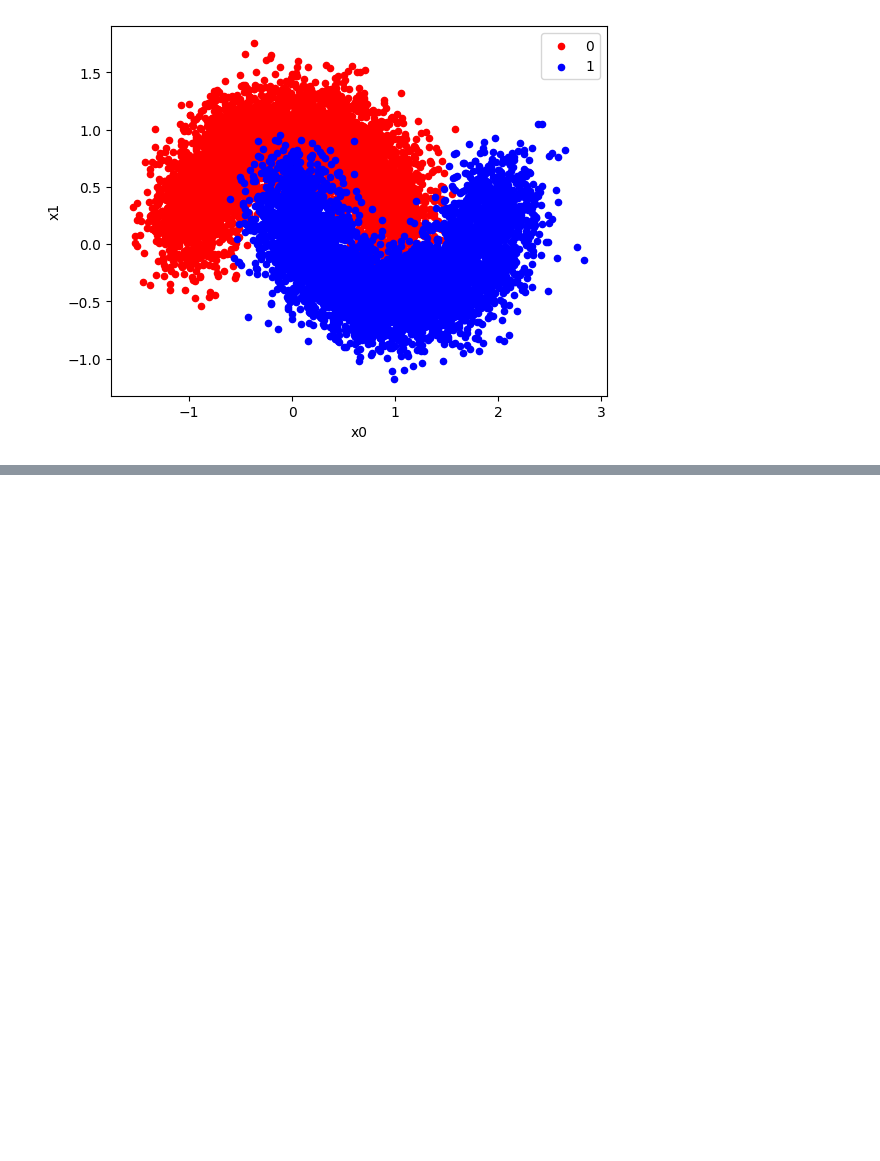
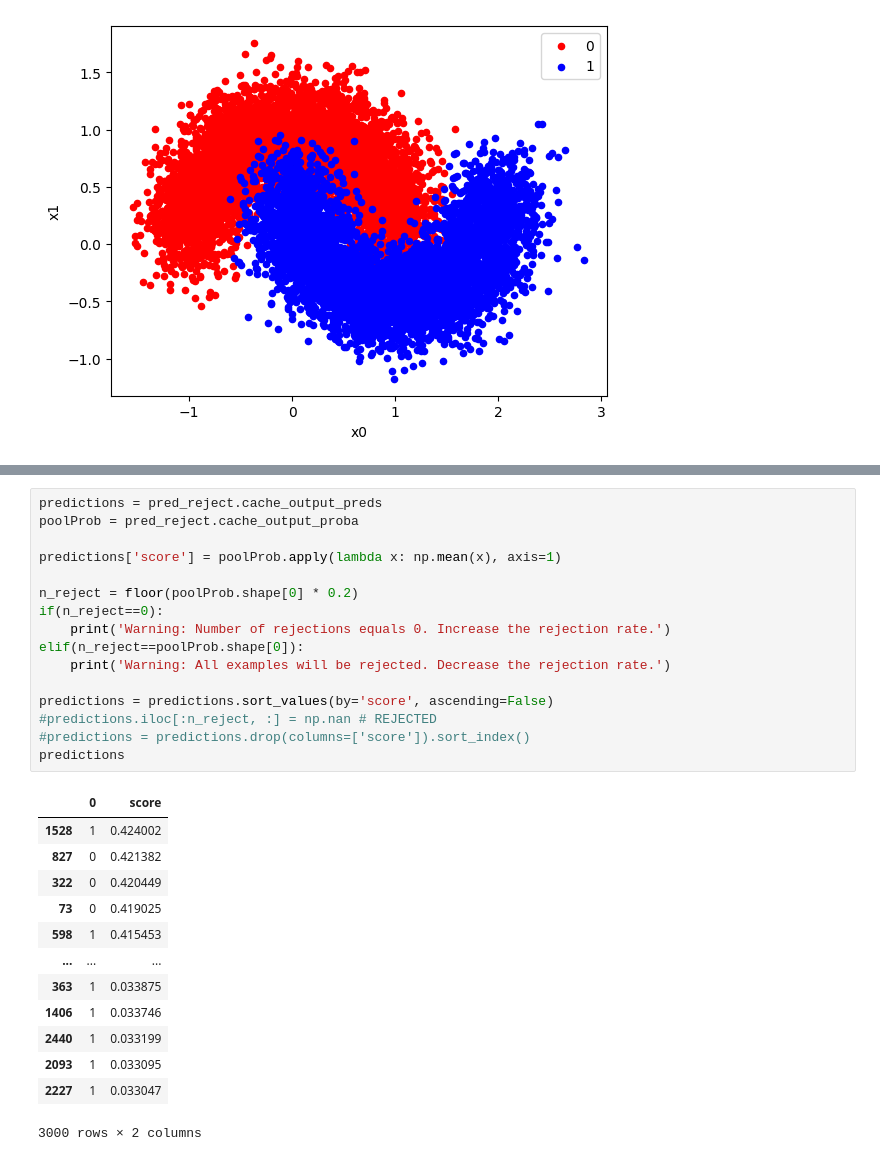
Before and after one commit to pedrobslima/IC-Reject-Option, a Jupyter notebook: main.ipynb, the cells around one changed output, grey strips where cells are left out. Cells and saved outputs as stored; diff of their text form; blank space fills up the shorter version.

```diff
--- a/main.ipynb
+++ b/main.ipynb
@@ -255,0 +458,30 @@ def load_all_models(model_names):
+# %%
+predictions = pred_reject.cache_output_preds
+poolProb = pred_reject.cache_output_proba
+
+predictions['score'] = poolProb.apply(lambda x: np.mean(x), axis=1)
+
+n_reject = floor(poolProb.shape[0] * 0.2)
+if(n_reject==0):
+    print('Warning: Number of rejections equals 0. Increase the rejection rate.')
+elif(n_reject==poolProb.shape[0]):
+    print('Warning: All examples will be rejected. Decrease the rejection rate.')
+
+predictions = predictions.sort_values(by='score', ascending=False)
+#predictions.iloc[:n_reject, :] = np.nan # REJECTED
+#predictions = predictions.drop(columns=['score']).sort_index()
+predictions
+# %% [output]
+|  | 0 | score |
+| 1528 | 1 | 0.424002 |
+| 827 | 0 | 0.421382 |
+| 322 | 0 | 0.420449 |
+| 73 | 0 | 0.419025 |
+| 598 | 1 | 0.415453 |
+| ... | ... | ... |
+| 363 | 1 | 0.033875 |
+| 1406 | 1 | 0.033746 |
+| 2440 | 1 | 0.033199 |
+| 2093 | 1 | 0.033095 |
+| 2227 | 1 | 0.033047 |
+3000 rows × 2 columns
```
Also changed, not shown: parts of 23 cells of this notebook, 1 other file.
